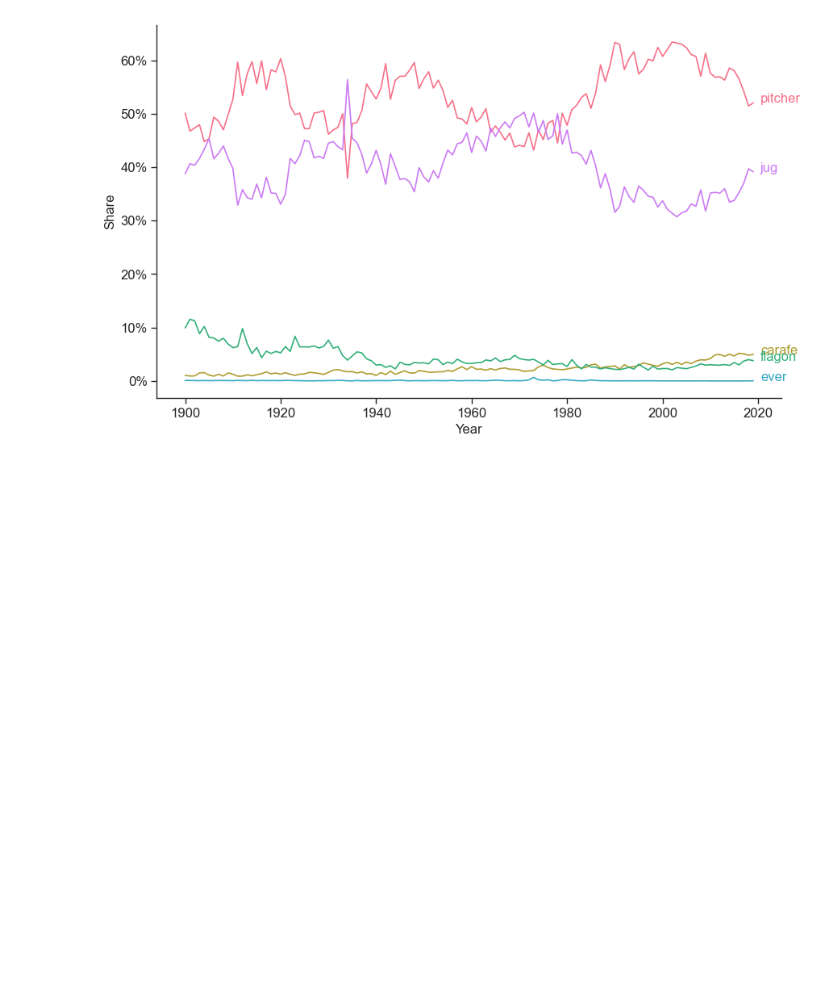
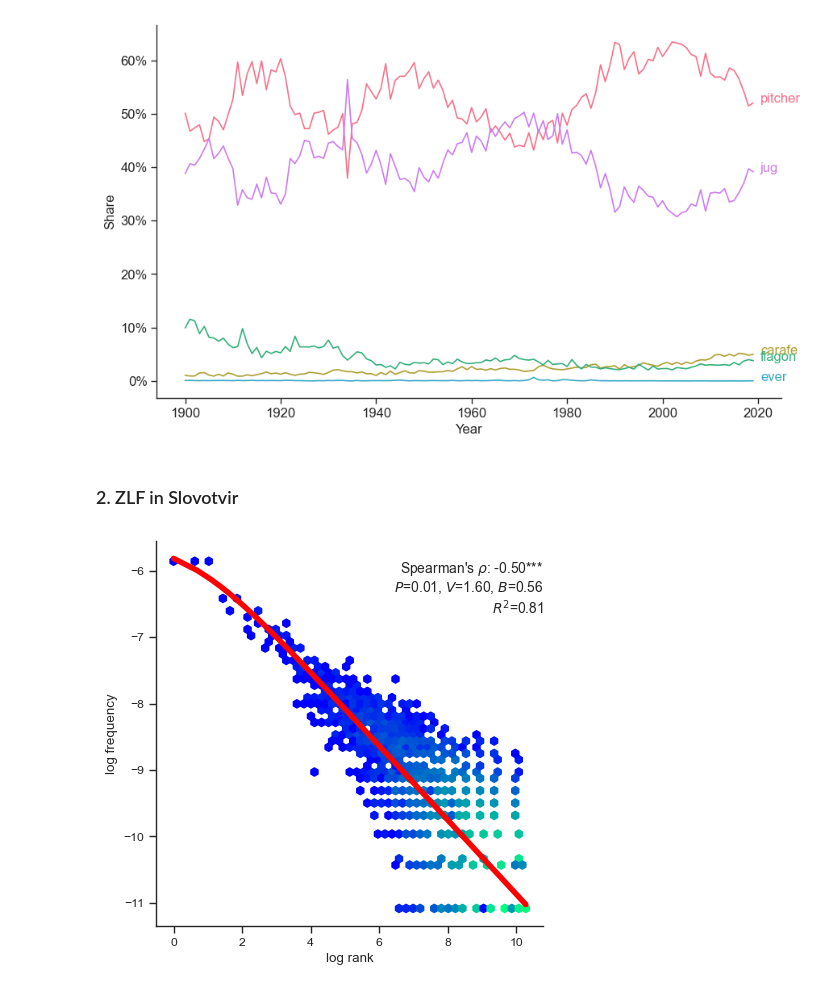
Before and after one commit to alexeykosh/2023-slovotvir-reuse-analysis, a Jupyter notebook: notebooks/misc.ipynb, the cells around one changed output. Saved outputs shown, nothing was run; the diff lists cells and outputs as text; code cells hidden in the pictures; blank space fills up the shorter version.

```diff
--- a/notebooks/misc.ipynb
+++ b/notebooks/misc.ipynb
@@ -53,3 +60,5 @@ sns.despine()
 plt.show()
 # %% [output]
 [figure]
+# %% [markdown]
+### 2. ZLF in Slovotvir
@@ -55,0 +68,56 @@ plt.show()
+# %%
+true_likes = pickle.load(open("../data/true_likes.pkl", "rb"))
+# %%
+# create a true likes dataframe from a numpy array
+true_likes_df = pd.DataFrame(true_likes, columns=['likes'])
+# likes > 0
+true_likes_df = true_likes_df[true_likes_df['likes'] > 0]
+# %%
+true_likes_df['part_1'] = true_likes_df['likes'].apply(lambda x: np.random.binomial(x, 0.5))
+true_likes_df['part_2'] = true_likes_df['likes'] - true_likes_df['part_1']
+
+# rank based on part_2, and compute frequency based on part_1
+true_likes_df['rank'] = true_likes_df['part_2'].rank(ascending=False, method='first')
+true_likes_df['frequency'] = true_likes_df['part_1'] / true_likes_df['part_1'].sum()
+
+# get log
+true_likes_df['log_freq'] = np.log(true_likes_df['frequency'])
+# log rank
+true_likes_df['log_rank'] = np.log(true_likes_df['rank'])
+# %%
+# plot frequency vs rank as a hexbin plot
+plt.figure(figsize=(5, 5))
+plt.hexbin(true_likes_df['log_rank'], true_likes_df['log_freq'],
+           gridsize=50, cmap='winter', bins='log')
+# fit zipf mandelbrot
+popt, pcov = curve_fit(zipf_mandelbrot, true_likes_df['rank'], true_likes_df['frequency'])
+r2 = r2_score(true_likes_df['frequency'], zipf_mandelbrot(true_likes_df['rank'], *popt))
+plt.plot(np.log(range(1, true_likes_df.shape[0] + 1)),
+         np.log(zipf_mandelbrot(range(1, true_likes_df.shape[0] + 1), *popt)),
+         color='red', lw=4)
+corr, p_val = spearmanr(true_likes_df['log_rank'], true_likes_df['log_freq'])
+stars = '***' if p_val < 0.001 else '**' if p_val < 0.01 else '*' if p_val < 0.05 else ''
+plt.annotate(fr"Spearman's $\rho$: {corr:.2f}{stars}",
+            xy=(1, 0.95),
+            xycoords='axes fraction',
+            ha='right',
+            va='top',
+            fontsize=10)
+plt.annotate(fr"$P$={popt[0]:.2f}, $V$={popt[1]:.2f}, $B$={popt[2]:.2f}",
+            xy=(1, 0.9),
+            xycoords='axes fraction',
+            ha='right',
+            va='top',
+            fontsize=10)
+# add R^2 value
+plt.annotate(fr"$R^2$={r2:.2f}",
+            xy=(1, 0.85),
+            xycoords='axes fraction',
+            ha='right',
+            va='top',
+            fontsize=10)
+plt.xlabel('log rank')
+plt.ylabel('log frequency')
+plt.show()
+# %% [output]
+[figure, added]
```
Also changed, not shown: parts of 3 cells of this notebook.
